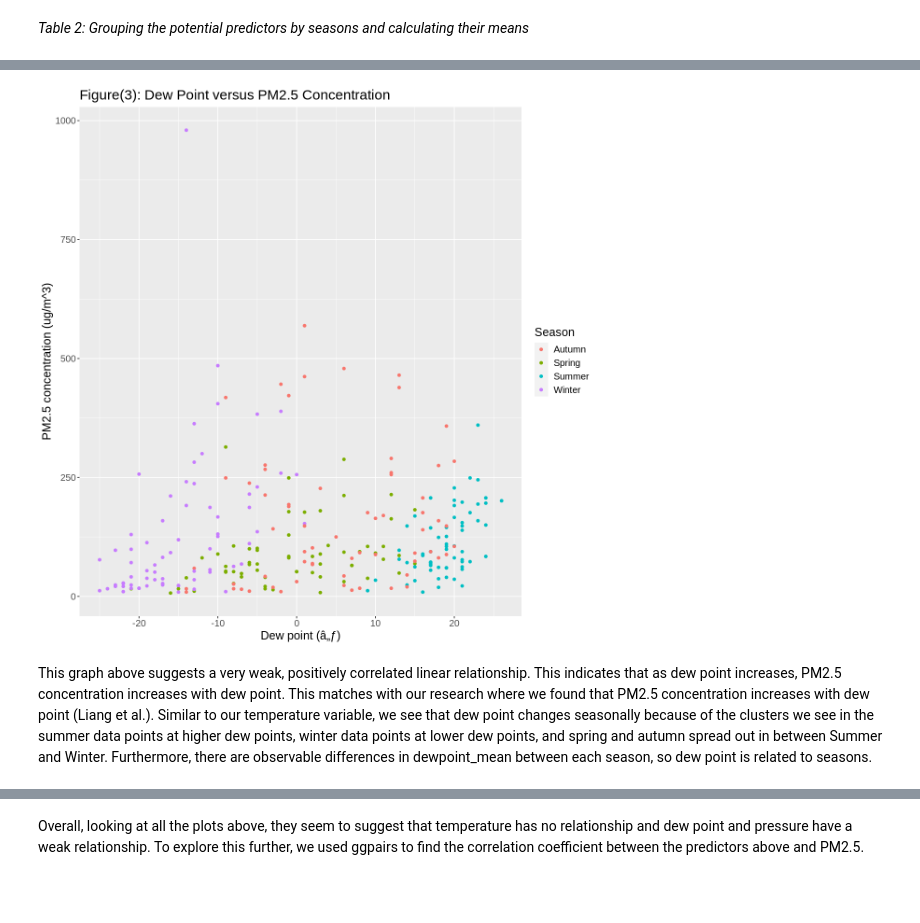
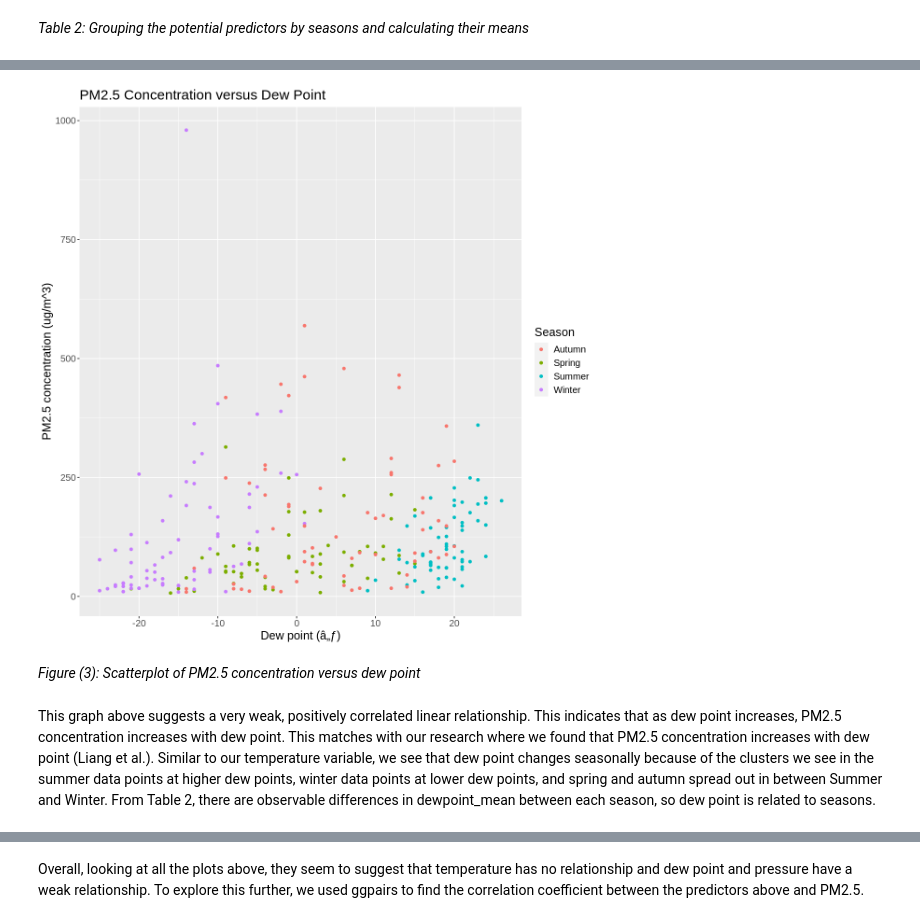
Before and after one commit to gbrwg/DSCI100-Group-Project, a Jupyter notebook: group_project_report.ipynb, the cells around one changed output, grey strips where cells are left out. Drawn from its saved outputs; the diff is of its cells as text; code cells hidden in the pictures; blank space fills up the shorter version.

```diff
--- a/group_project_report.ipynb
+++ b/group_project_report.ipynb
@@ -142,14 +164,16 @@ The plot above suggests negatively correlated linear relationship, as pressure i
 # %%
 plotDEWP <- ggplot(pm2.5_plot_data, aes(x = DEWP, y = pm2.5, color = factor(Season))) +
          geom_point() +
          labs(x = "Dew point (â„ƒ)", y = "PM2.5 concentration (ug/m^3)", color = "Season") +
-        ggtitle("Figure(3): Dew Point versus PM2.5 Concentration") +
+        ggtitle("PM2.5 Concentration versus Dew Point") +
         theme(text = element_text(size=15))
 plotDEWP
 # %% [output]
-[figure, old version]
+[figure, new version]
+# %% [markdown]
+*Figure (3): Scatterplot of PM2.5 concentration versus dew point*
 # %% [markdown]
-This graph above suggests a very weak, positively correlated linear relationship. This indicates that as dew point increases, PM2.5 concentration increases with dew point. This matches with our research where we found that PM2.5 concentration increases with dew point (Liang et al.). Similar to our temperature variable, we see that dew point changes seasonally because of the clusters we see in the summer data points at higher dew points, winter data points at lower dew points, and spring and autumn spread out in between Summer and Winter. Furthermore, there are observable differences in dewpoint_mean between each season, so dew point is related to seasons.
+This graph above suggests a very weak, positively correlated linear relationship. This indicates that as dew point increases, PM2.5 concentration increases with dew point. This matches with our research where we found that PM2.5 concentration increases with dew point (Liang et al.). Similar to our temperature variable, we see that dew point changes seasonally because of the clusters we see in the summer data points at higher dew points, winter data points at lower dew points, and spring and autumn spread out in between Summer and Winter. From Table 2, there are observable differences in dewpoint_mean between each season, so dew point is related to seasons.
 # %%
 plotlws <- ggplot(pm2.5_plot_data, aes(x = Iws, y = pm2.5, color = factor(Season))) +
         geom_point() +
```
Also changed, not shown: parts of 16 cells of this notebook.
